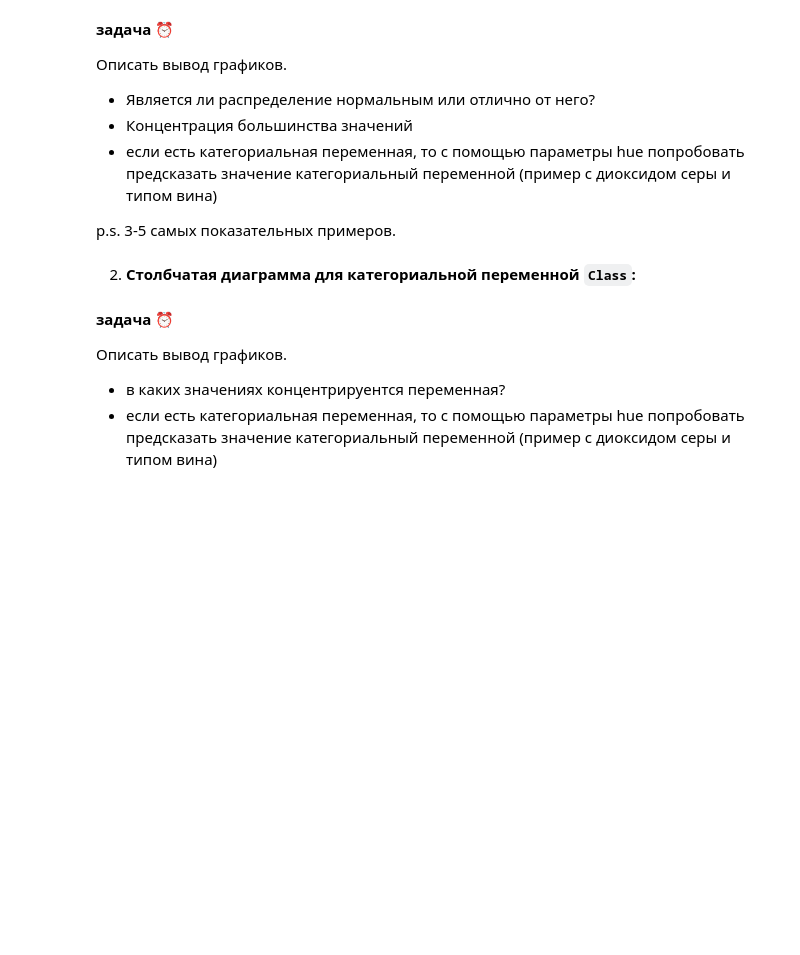
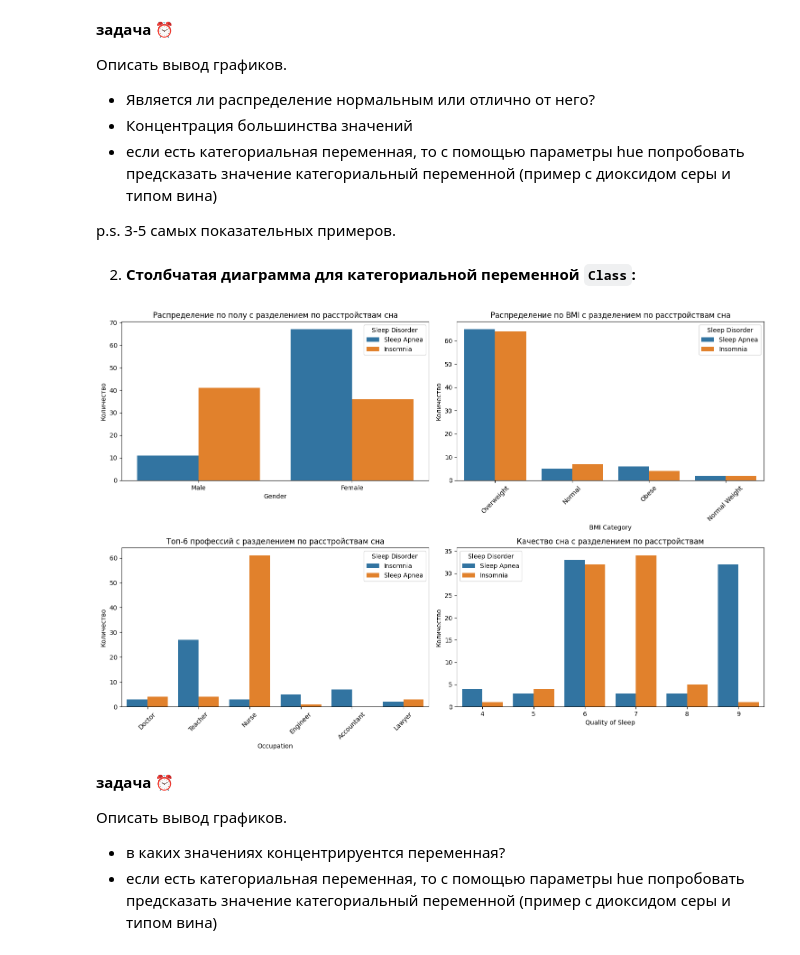
Before and after one commit to reloadedie/ML_numbero1_8dataset, a Jupyter notebook: Практика_1.ipynb, the cells around one changed output. Cells and saved outputs as stored; diff of their text form; code cells hidden in the pictures; blank space fills up the shorter version.

```diff
--- a/Практика_1.ipynb
+++ b/Практика_1.ipynb
@@ -251,3 +223,36 @@ plt.show()
+# %%
+# Столбчатые диаграммы для категориальных переменных
+fig, axes = plt.subplots(2, 2, figsize=(15, 10))
+axes = axes.flatten()
+
+# 1. Распределение по полу с разделением по расстройствам сна
+sns.countplot(data=df, x='Gender', hue='Sleep Disorder', ax=axes[0])
+axes[0].set_title('Распределение по полу с разделением по расстройствам сна')
+axes[0].set_ylabel('Количество')
+
+# 2. Распределение по категориям BMI с разделением по расстройствам сна
+sns.countplot(data=df, x='BMI Category', hue='Sleep Disorder', ax=axes[1])
+axes[1].set_title('Распределение по BMI с разделением по расстройствам сна')
+axes[1].set_ylabel('Количество')
+axes[1].tick_params(axis='x', rotation=45)
+
+# 3. Распределение по профессиям (топ-6 самых частых)
+top_occupations = df['Occupation'].value_counts().head(6).index
+df_top_occ = df[df['Occupation'].isin(top_occupations)]
+sns.countplot(data=df_top_occ, x='Occupation', hue='Sleep Disorder', ax=axes[2])
+axes[2].set_title('Топ-6 профессий с разделением по расстройствам сна')
+axes[2].set_ylabel('Количество')
+axes[2].tick_params(axis='x', rotation=45)
+
+# 4. Распределение по качеству сна с разделением по расстройствам
+sns.countplot(data=df, x='Quality of Sleep', hue='Sleep Disorder', ax=axes[3])
+axes[3].set_title('Качество сна с разделением по расстройствам')
+axes[3].set_ylabel('Количество')
+
+plt.tight_layout()
+plt.show()
+# %% [output]
+[figure, added]
 # %% [markdown]
 **задача ⏰**
 
```
Also changed, not shown: parts of 29 cells of this notebook.
